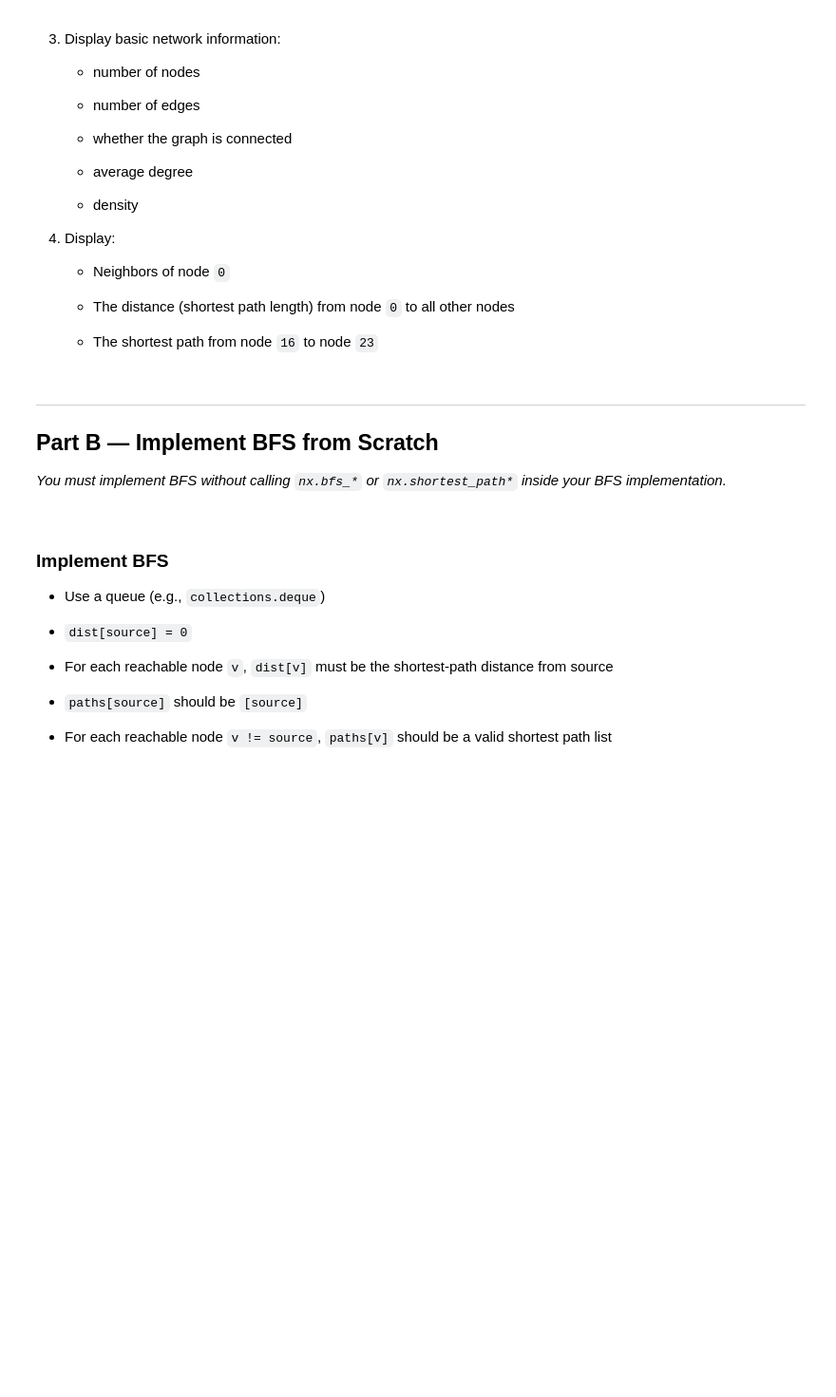
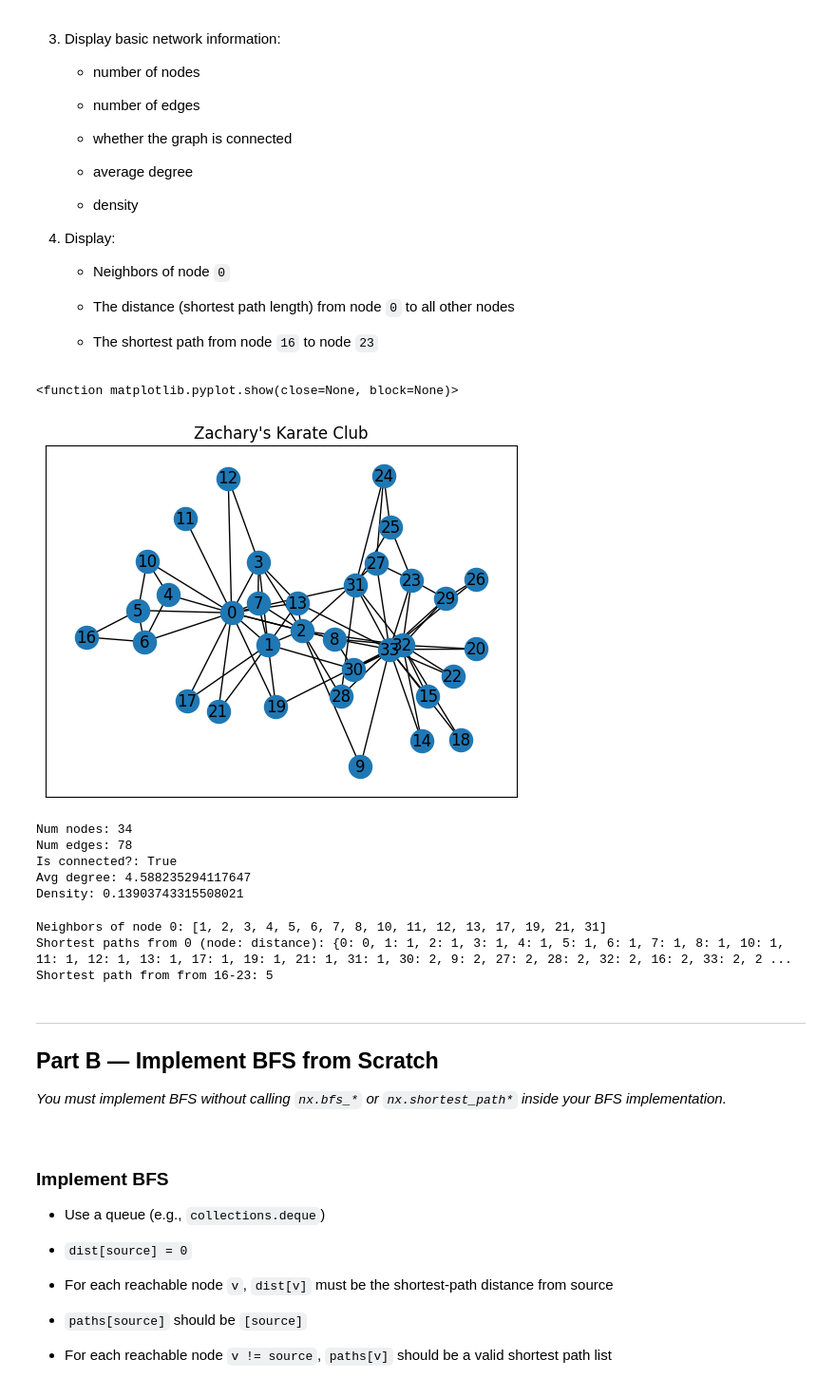
Before and after one commit to Ben2104/CECS427-assignment3, a Jupyter notebook: Assignment1_427_Group_.ipynb, the cells around one changed output. Shown at 95% size. Cells and saved outputs as stored; diff of their text form; code cells hidden in the pictures; blank space fills up the shorter version.

```diff
--- a/Assignment1_427_Group_.ipynb
+++ b/Assignment1_427_Group_.ipynb
@@ -51,3 +45,79 @@ You will start with the Zachary Karate Club friendship network used in lecture.
+# %%
+# A1 & A2
+# Imports
+import networkx as nx
+import matplotlib.pyplot as plt
+
+"""
+A1
+"""
+# Load graph from networkx
+G = nx.karate_club_graph()
+
+# Positioning
+pos = nx.spring_layout(G)
+
+"""
+A2
+"""
+# Draw graph
+nx.draw_networkx_nodes(G, pos)
+nx.draw_networkx_edges(G, pos)
+nx.draw_networkx_labels(G, pos)
+
+# Show graph
+plt.title("Zachary's Karate Club")
+plt.show
+# %% [output]
+<function matplotlib.pyplot.show(close=None, block=None)>
+[figure, added]
+# %%
+# A3
+# Imports
+import networkx as nx
+
+# Load graph from networkx
+G = nx.karate_club_graph()
+
+# Calculate average degree
+degrees = dict(G.degree()) # Get all the nodes and degrees as a dict
+avg_degree = sum(degrees.values()) / G.number_of_nodes() # Find the sum then divide by number of nodes for average
+
+# Calcuate density
+density = (2*G.number_of_edges()) / (G.number_of_nodes()*(G.number_of_nodes() - 1)) # 2E/(n(n-1)) for undirected graph
+
+# Display information
+print(f"Num nodes: {G.number_of_nodes()}")
+print(f"Num edges: {G.number_of_edges()}")
+print(f"Is connected?: {nx.is_connected(G)}")
+print(f"Avg degree: {avg_degree}")
+print(f"Density: {density}")
+# %% [output]
+Num nodes: 34
+Num edges: 78
+Is connected?: True
+Avg degree: 4.588235294117647
+Density: 0.13903743315508021
+# %%
+# A4
+# Imports
+import networkx as nx
+
+# Load graph from networkx
+G = nx.karate_club_graph()
+
+# Get neighbors of node 0
+print(f"Neighbors of node 0: {list(G.neighbors(0))}")
+
+# Shortest distance
+print(f"Shortest paths from 0 (node: distance): {nx.shortest_path_length(G, source=0)}")
+
+# Shortest distance from 16 to 23
+print(f"Shortest path from from 16-23: {nx.shortest_path_length(G, source=16, target=23)}")
+# %% [output]
+Neighbors of node 0: [1, 2, 3, 4, 5, 6, 7, 8, 10, 11, 12, 13, 17, 19, 21, 31]
+Shortest paths from 0 (node: distance): {0: 0, 1: 1, 2: 1, 3: 1, 4: 1, 5: 1, 6: 1, 7: 1, 8: 1, 10: 1, 11: 1, 12: 1, 13: 1, 17: 1, 19: 1, 21: 1, 31: 1, 30: 2, 9: 2, 27: 2, 28: 2, 32: 2, 16: 2, 33: 2, 2 ...
+Shortest path from from 16-23: 5
 # %% [markdown]
 ---
 
```
Also changed, not shown: parts of 3 cells of this notebook.
